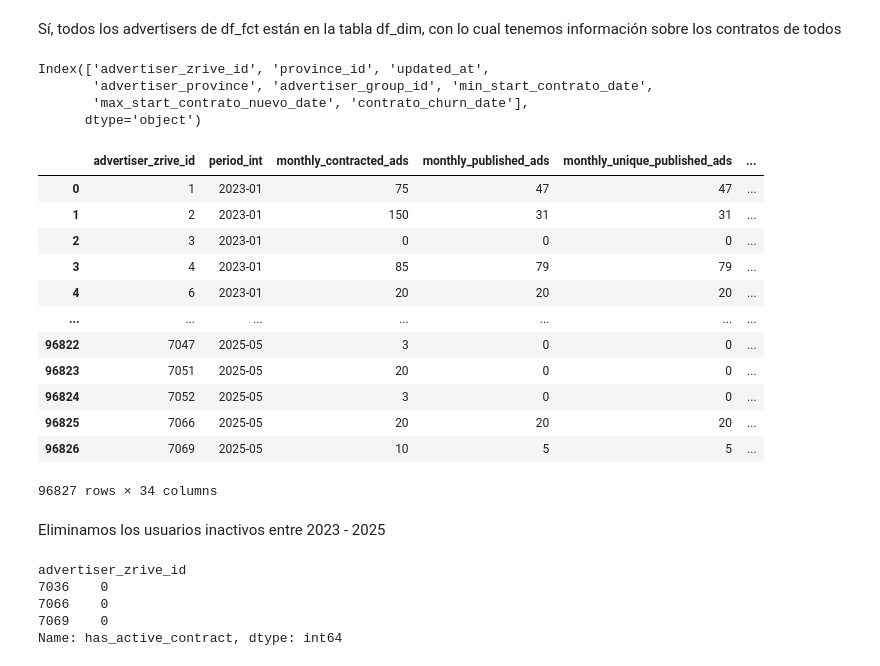
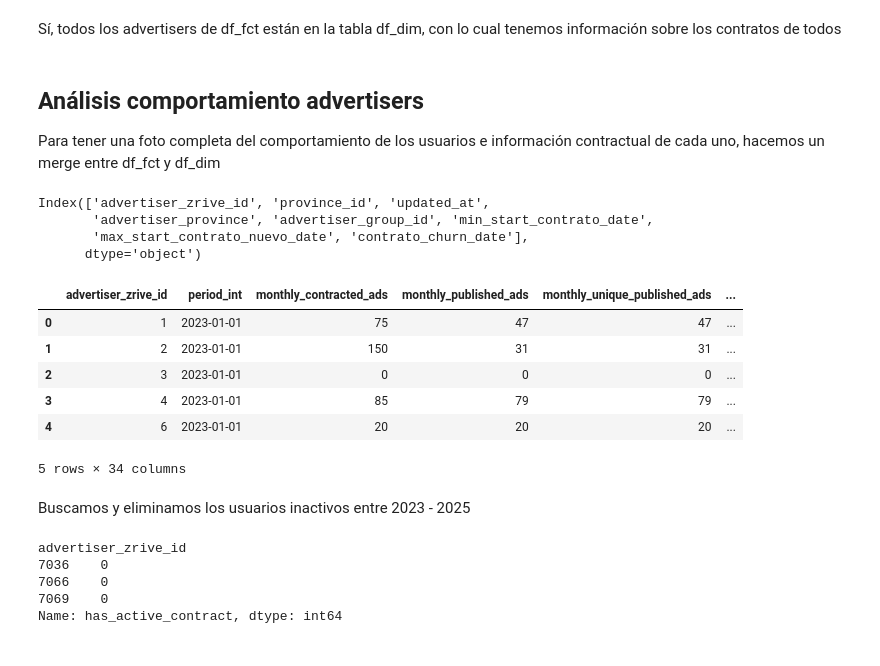
Before and after one commit to Komorebi-Team/KOMOREBI-PROJECT, a Jupyter notebook: src/EDA.ipynb, the cells around one changed output. Saved outputs shown, nothing was run; the diff lists cells and outputs as text; code cells hidden in the pictures.

```diff
--- a/src/EDA.ipynb
+++ b/src/EDA.ipynb
@@ -479,7 +479,7 @@ Analizamos los datos temporales en **df_fct**, que es la información sobre la a
 # %%
 # Convertimos la columna "period_int" a YYYY-MM-DD
 try:
-    df_fct["period_int"] = pd.to_datetime(df_fct["period_int"].astype(str), format="%Y%m").dt.to_period("M")
+    df_fct["period_int"] = pd.to_datetime(df_fct["period_int"].astype(str), format="%Y%m")
 except ValueError:
     pass
 df_fct.head()
@@ -920,6 +912,10 @@ set(df_fct["advertiser_zrive_id"].unique()).difference(set(df_dim["advertiser_zr
 set()
 # %% [markdown]
 Sí, todos los advertisers de df_fct están en la tabla df_dim, con lo cual tenemos información sobre los contratos de todos
+# %% [markdown]
+## Análisis comportamiento advertisers
+
+Para tener una foto completa del comportamiento de los usuarios e información contractual de cada uno, hacemos un merge entre df_fct y df_dim
 # %%
 df_dim.columns
 # %% [output]
@@ -930,26 +926,20 @@ Index(['advertiser_zrive_id', 'province_id', 'updated_at',
 # %%
 df_fct_dim = df_fct.merge(
     df_dim[["advertiser_zrive_id", "province_id", "advertiser_province", "advertiser_group_id", "min_start_contrato_date", "max_start_contrato_nuevo_date", "contrato_churn_date"]],
     how="left",
     on="advertiser_zrive_id"
     )
-df_fct_dim
+df_fct_dim.head()
 # %% [output]
 |  | advertiser_zrive_id | period_int | monthly_contracted_ads | monthly_published_ads | monthly_unique_published_ads | ... |
-| 0 | 1 | 2023-01 | 75 | 47 | 47 | ... |
-| 1 | 2 | 2023-01 | 150 | 31 | 31 | ... |
-| 2 | 3 | 2023-01 | 0 | 0 | 0 | ... |
-| 3 | 4 | 2023-01 | 85 | 79 | 79 | ... |
-| 4 | 6 | 2023-01 | 20 | 20 | 20 | ... |
-| ... | ... | ... | ... | ... | ... | ... |
-| 96822 | 7047 | 2025-05 | 3 | 0 | 0 | ... |
-| 96823 | 7051 | 2025-05 | 20 | 0 | 0 | ... |
-| 96824 | 7052 | 2025-05 | 3 | 0 | 0 | ... |
-| 96825 | 7066 | 2025-05 | 20 | 20 | 20 | ... |
-| 96826 | 7069 | 2025-05 | 10 | 5 | 5 | ... |
+| 0 | 1 | 2023-01-01 | 75 | 47 | 47 | ... |
+| 1 | 2 | 2023-01-01 | 150 | 31 | 31 | ... |
+| 2 | 3 | 2023-01-01 | 0 | 0 | 0 | ... |
+| 3 | 4 | 2023-01-01 | 85 | 79 | 79 | ... |
+| 4 | 6 | 2023-01-01 | 20 | 20 | 20 | ... |
-96827 rows × 34 columns
+5 rows × 34 columns
 # %% [markdown]
-Eliminamos los usuarios inactivos entre 2023 - 2025
+Buscamos y eliminamos los usuarios inactivos entre 2023 - 2025
 # %%
 (
     df_fct
```
Also changed, not shown: parts of 32 cells of this notebook.
